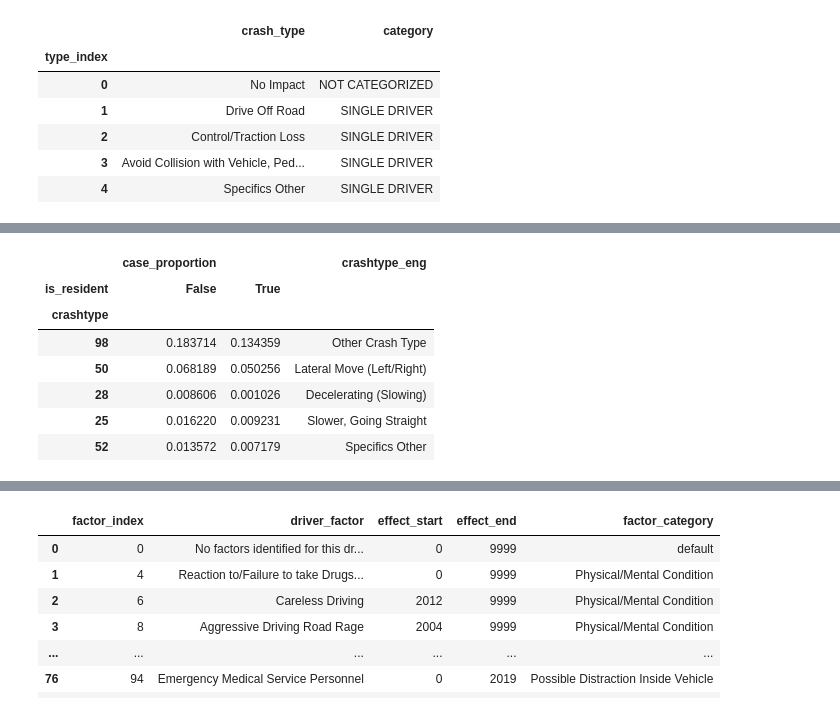
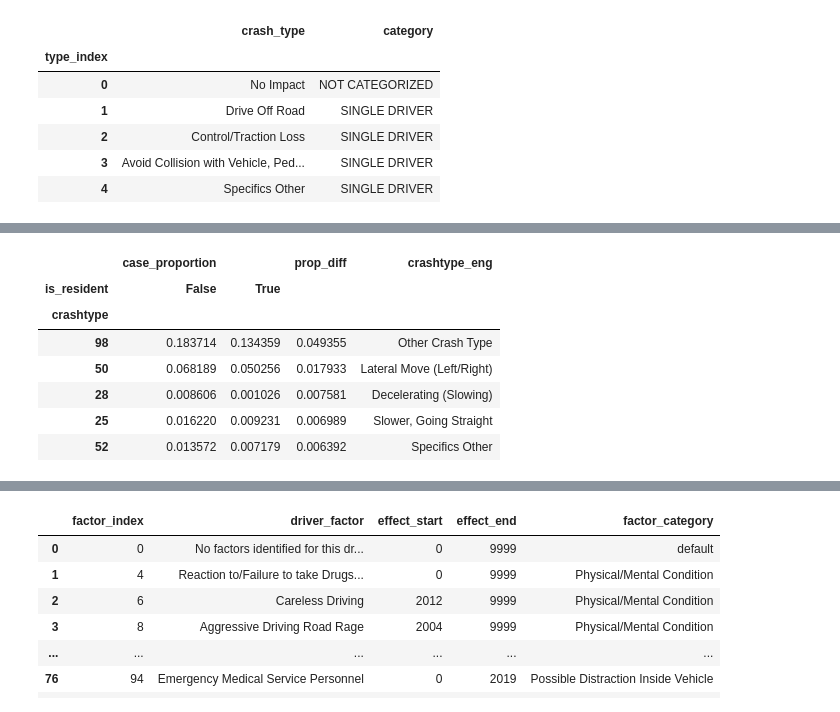
Before and after one commit to Chacoon3/Info-Challenge-2023, a Jupyter notebook: code_py/analysis.ipynb, the cells around one changed output, grey strips where cells are left out. Saved outputs shown, nothing was run; the diff lists cells and outputs as text; code cells hidden in the pictures.

```diff
--- a/code_py/analysis.ipynb
+++ b/code_py/analysis.ipynb
@@ -166,21 +166,20 @@ df_data_crash
 # %%
 df_crash_pivoted = df_data_crash.pivot(
     index='crashtype', columns='is_resident', values=['case_proportion'])
 
-df_crash_pivoted['diff'] = df_crash_pivoted[(
+df_crash_pivoted['prop_diff'] = df_crash_pivoted[(
     'case_proportion', False)] - df_crash_pivoted[('case_proportion', True)]
-df_crash_pivoted.sort_values(by='diff', ascending=False, inplace=True)
-df_crash_pivoted.drop(axis=1, labels='diff', inplace=True)
+df_crash_pivoted.sort_values(by='prop_diff', ascending=False, inplace=True)
 df_crash_pivoted = df_crash_pivoted.fillna(0)
 
 df_crash_pivoted['crashtype_eng'] = df_crash_pivoted.index.map(map_crashtype_eng)
 df_crash_pivoted[:5]
 # %% [output]
-|  | case_proportion |  | crashtype_eng |
-| is_resident | False | True |  |
-| crashtype |  |  |  |
-| 98 | 0.183714 | 0.134359 | Other Crash Type |
-| 50 | 0.068189 | 0.050256 | Lateral Move (Left/Right) |
-| 28 | 0.008606 | 0.001026 | Decelerating (Slowing) |
-| 25 | 0.016220 | 0.009231 | Slower, Going Straight |
-| 52 | 0.013572 | 0.007179 | Specifics Other |
+|  | case_proportion |  | prop_diff | crashtype_eng |
+| is_resident | False | True |  |  |
+| crashtype |  |  |  |  |
+| 98 | 0.183714 | 0.134359 | 0.049355 | Other Crash Type |
+| 50 | 0.068189 | 0.050256 | 0.017933 | Lateral Move (Left/Right) |
+| 28 | 0.008606 | 0.001026 | 0.007581 | Decelerating (Slowing) |
+| 25 | 0.016220 | 0.009231 | 0.006989 | Slower, Going Straight |
+| 52 | 0.013572 | 0.007179 | 0.006392 | Specifics Other |
```
Also changed, not shown: parts of 15 cells of this notebook, 1 other file.
